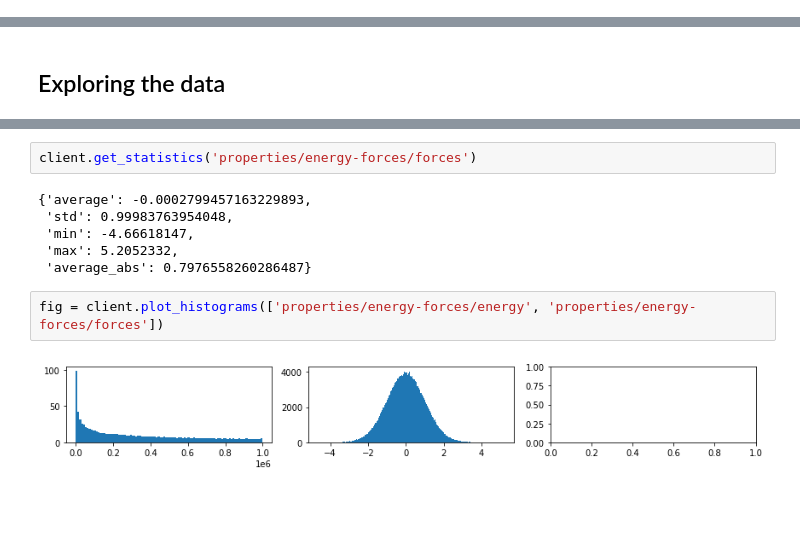
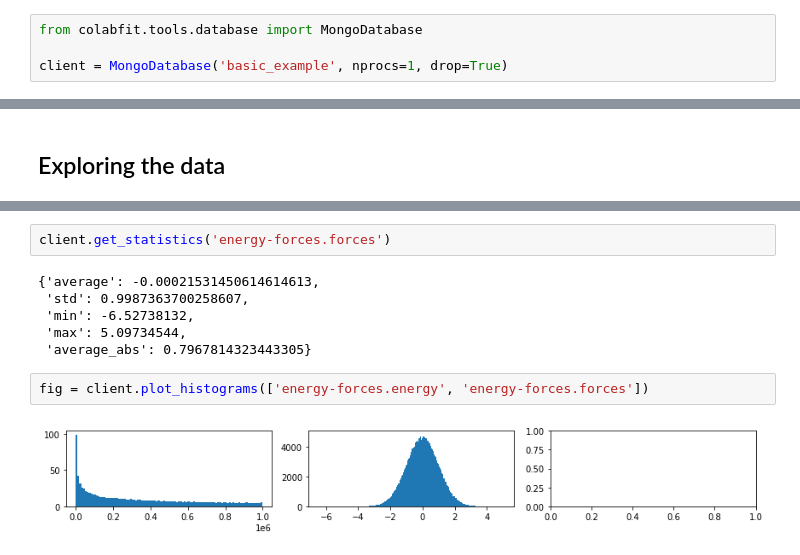
Before and after one commit to colabfit/colabfit-tools, a Jupyter notebook: colabfit/examples/basic_example.ipynb, the cells around one changed output, grey strips where cells are left out. Drawn from its saved outputs; the diff is of its cells as text; blank space fills up the shorter version.

Commit message:
Checkpointing functioning (untested) pure-mongo

```diff
--- a/colabfit/examples/basic_example.ipynb
+++ b/colabfit/examples/basic_example.ipynb
@@ -13,3 +9,7 @@ client = HDF5Client('basic_example.hdf5', 'w', driver='core', drop_mongo=True)
+# %%
+from colabfit.tools.database import MongoDatabase
+
+client = MongoDatabase('basic_example', nprocs=1, drop=True)
 # %% [markdown]
 ## Attaching a property definition
 # %%
@@ -287,14 +290,14 @@ client.get_statistics('properties/energy-forces/energy')
  'max': 998001.0,
  'average_abs': 333166.6666666667}
 # %%
-client.get_statistics('properties/energy-forces/forces')
+client.get_statistics('energy-forces.forces')
 # %% [output]
-{'average': -0.0002799457163229893,
- 'std': 0.99983763954048,
- 'min': -4.66618147,
- 'max': 5.2052332,
- 'average_abs': 0.7976558260286487}
+{'average': -0.00021531450614614613,
+ 'std': 0.9987363700258607,
+ 'min': -6.52738132,
+ 'max': 5.09734544,
+ 'average_abs': 0.7967814323443305}
 # %%
-fig = client.plot_histograms(['properties/energy-forces/energy', 'properties/energy-forces/forces'])
+fig = client.plot_histograms(['energy-forces.energy', 'energy-forces.forces'])
 # %% [output]
-[figure, old version]
+[figure, new version]
```
Also changed, not shown: parts of 11 cells of this notebook, 2 other files.
